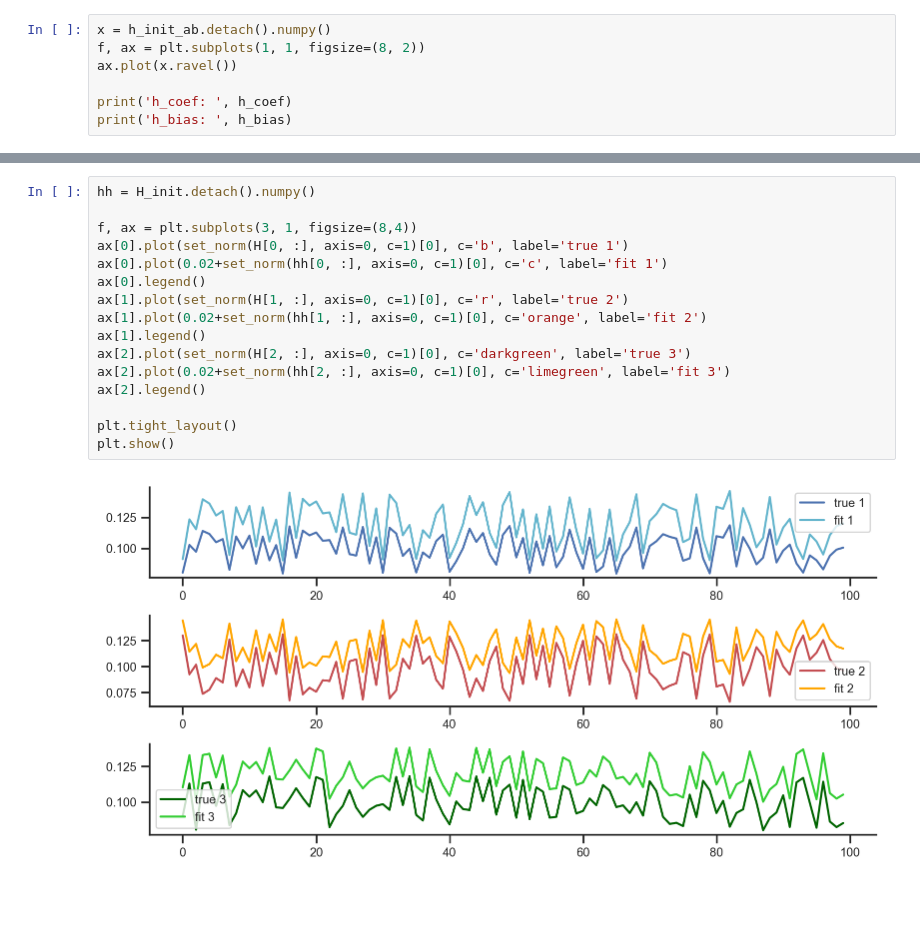
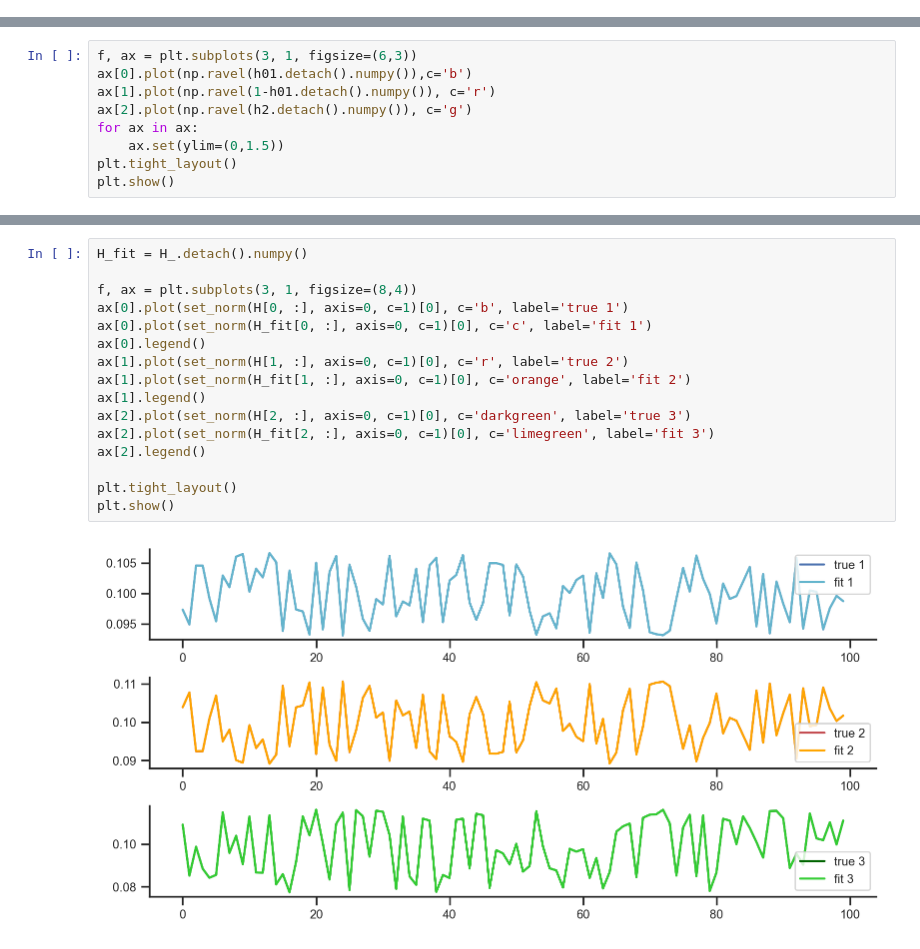
Before and after one commit to AllenInstitute/sourcesep, a Jupyter notebook: notebooks/33_nmf_torch.ipynb, the cells around one changed output, grey strips where cells are left out. Cells and saved outputs as stored; diff of their text form; blank space fills up the shorter version.

```diff
--- a/notebooks/33_nmf_torch.ipynb
+++ b/notebooks/33_nmf_torch.ipynb
@@ -176,7 +76,0 @@ print(b_coef.detach().numpy())
-# %%
-x = h_init_ab.detach().numpy()
-f, ax = plt.subplots(1, 1, figsize=(8, 2))
-ax.plot(x.ravel())
-
-print('h_coef: ', h_coef)
-print('h_bias: ', h_bias)
@@ -186,0 +121,9 @@ h_bias:  tensor([0.1013, 0.2448, 0.1000], requires_grad=True)
+# %%
+f, ax = plt.subplots(3, 1, figsize=(6,3))
+ax[0].plot(np.ravel(h01.detach().numpy()),c='b')
+ax[1].plot(np.ravel(1-h01.detach().numpy()), c='r')
+ax[2].plot(np.ravel(h2.detach().numpy()), c='g')
+for ax in ax:
+    ax.set(ylim=(0,1.5))
+plt.tight_layout()
+plt.show()
@@ -187,21 +277,21 @@ h_bias:  tensor([0.1013, 0.2448, 0.1000], requires_grad=True)
 # %%
-hh = H_init.detach().numpy()
+H_fit = H_.detach().numpy()
 
 f, ax = plt.subplots(3, 1, figsize=(8,4))
 ax[0].plot(set_norm(H[0, :], axis=0, c=1)[0], c='b', label='true 1')
-ax[0].plot(0.02+set_norm(hh[0, :], axis=0, c=1)[0], c='c', label='fit 1')
+ax[0].plot(set_norm(H_fit[0, :], axis=0, c=1)[0], c='c', label='fit 1')
 ax[0].legend()
 ax[1].plot(set_norm(H[1, :], axis=0, c=1)[0], c='r', label='true 2')
-ax[1].plot(0.02+set_norm(hh[1, :], axis=0, c=1)[0], c='orange', label='fit 2')
+ax[1].plot(set_norm(H_fit[1, :], axis=0, c=1)[0], c='orange', label='fit 2')
 ax[1].legend()
 ax[2].plot(set_norm(H[2, :], axis=0, c=1)[0], c='darkgreen', label='true 3')
-ax[2].plot(0.02+set_norm(hh[2, :], axis=0, c=1)[0], c='limegreen', label='fit 3')
+ax[2].plot(set_norm(H_fit[2, :], axis=0, c=1)[0], c='limegreen', label='fit 3')
 ax[2].legend()
 
 plt.tight_layout()
 plt.show()
 # %% [output]
-[figure, old version]
+[figure, new version]
 # %%
 print('h_coef: ',h_coef)
 print('h_bias: ',h_bias)
```
Also changed, not shown: parts of 15 cells of this notebook.
